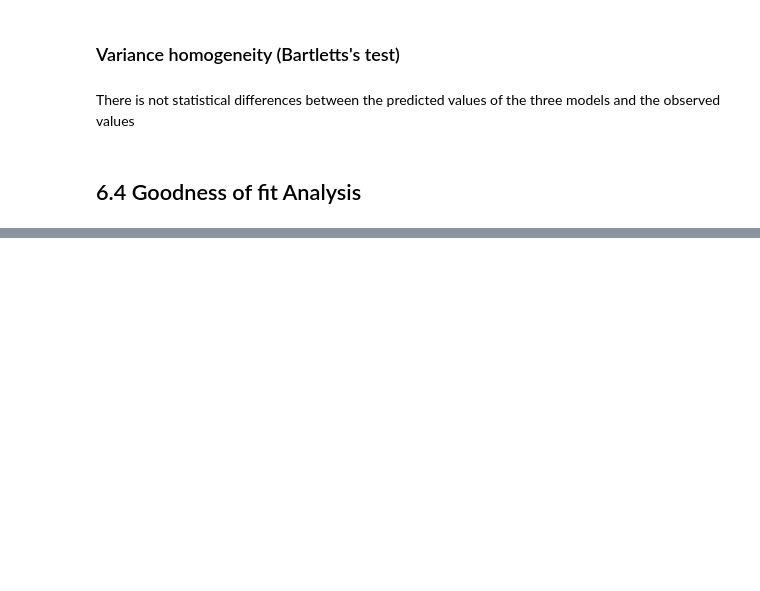
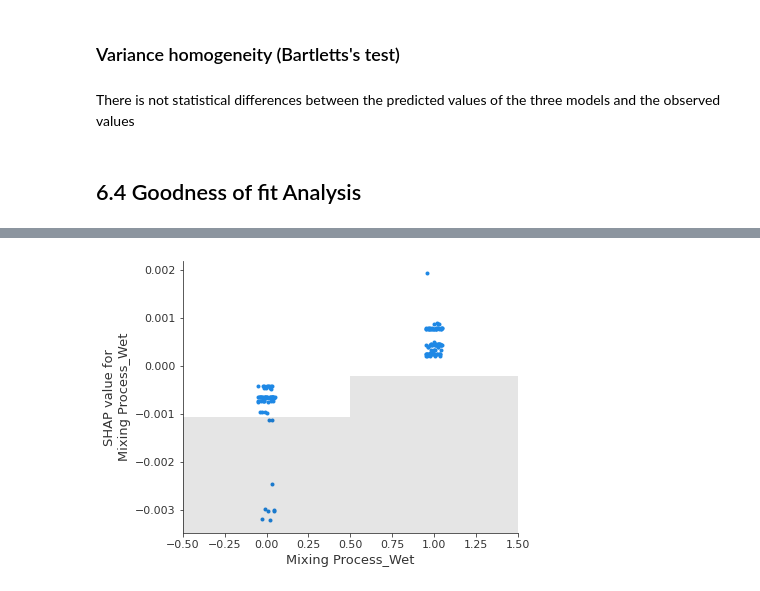
Before and after one commit to cavs1010/asphalt, a Jupyter notebook: Air_Voids_Enhanced.ipynb, the cells around one changed output, grey strips where cells are left out. Saved outputs shown, nothing was run; the diff lists cells and outputs as text; code cells hidden in the pictures; blank space fills up the shorter version.

```diff
--- a/Air_Voids_Enhanced.ipynb
+++ b/Air_Voids_Enhanced.ipynb
@@ -793,0 +1239,4 @@ df_predictions.to_clipboard()
+# %%
+shap.plots.scatter(shap_values[:,'Mixing Process_Wet'])
+# %% [output]
+[figure, added]
```
Also changed, not shown: parts of 72 cells of this notebook, 3 other files.
